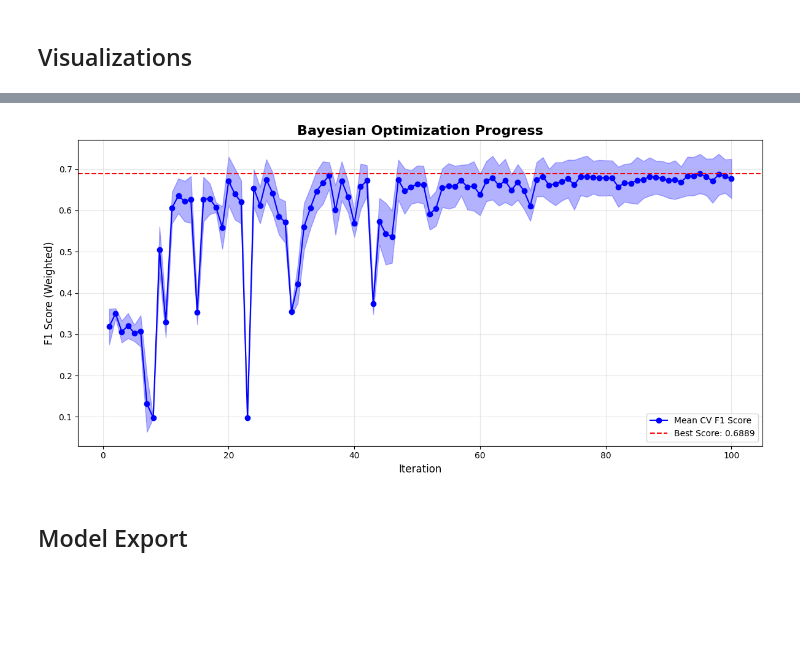
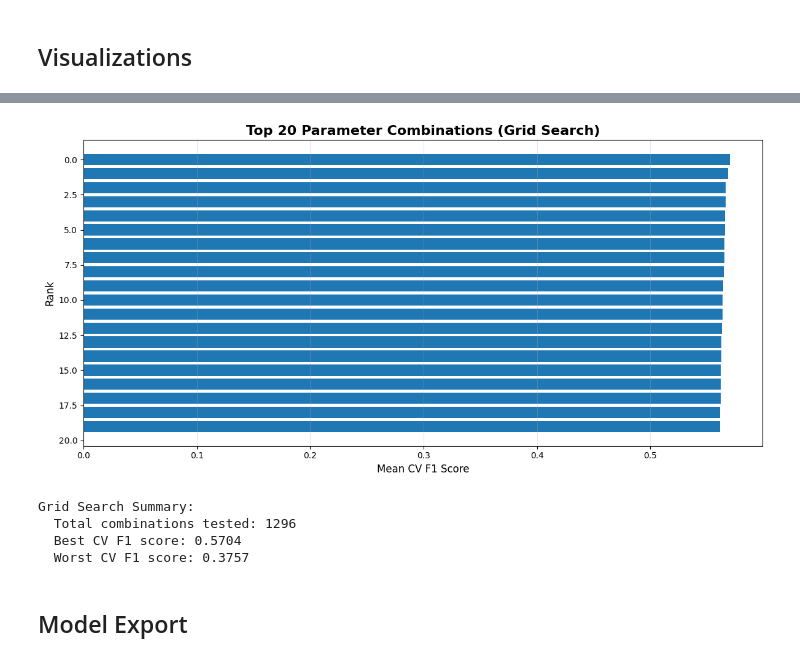
Before and after one commit to shadabtanjeed/Liver-Fibrosis-Hybrid-Model, a Jupyter notebook: Training/Clinical_Data/clinical_data_xgboost.ipynb, the cells around one changed output, grey strips where cells are left out. Cells and saved outputs as stored; diff of their text form; code cells hidden in the pictures; blank space fills up the shorter version.

Commit message:
clinical data xgboost model upload

```diff
--- a/Training/Clinical_Data/clinical_data_xgboost.ipynb
+++ b/Training/Clinical_Data/clinical_data_xgboost.ipynb
@@ -43,7 +41,7 @@ warnings.filterwarnings('ignore')
 # %% [markdown]
 ## Import Data
 # %%
-clinical_data = pd.read_csv('F:/cirrhosis+patient+survival+prediction+dataset-1/clinical_data_processed.csv')
+clinical_data = pd.read_csv('/media/shadab/Others/cirrhosis+patient+survival+prediction+dataset-1/clinical_data_processed.csv')
 # %%
 clinical_data.head(50)
 # %% [output]
@@ -148,12 +146,12 @@ X_train, X_test, y_train, y_test = train_test_split(
     X, y, test_size=0.2, random_state=42, stratify=y
 )
 
-X_train_res, y_train_res = SMOTE().fit_resample(X_train, y_train)
-X_train = X_train_res
-y_train = y_train_res
+# Apply SMOTE to balance classes
+print("Applying SMOTE for class balancing...")
+X_train, y_train = SMOTE(random_state=42).fit_resample(X_train, y_train)
 
 print(f"Training set size: {X_train.shape[0]}")
 print(f"Test set size: {X_test.shape[0]}")
-print(f"\nTraining set class distribution:\n{y_train.value_counts().sort_index()}")
+print(f"\nTraining set class distribution:\n{pd.Series(y_train).value_counts().sort_index()}")
 print(f"\nTest set class distribution:\n{y_test.value_counts().sort_index()}")
 # %% [output]
@@ -447,24 +584,32 @@ Tryglicerides    0.039285
 # %%
-# Learning curve - model performance during Bayesian optimization
-cv_results = pd.DataFrame(bayes_search.cv_results_)
+# Grid Search Results Visualization
+cv_results = pd.DataFrame(grid_search.cv_results_)
+
+# Sort by mean test score
 cv_results_sorted = cv_results.sort_values('mean_test_score', ascending=False)
 
+# Plot top 20 parameter combinations
 plt.figure(figsize=(12, 6))
-plt.plot(range(1, len(cv_results) + 1), cv_results['mean_test_score'], marker='o', linestyle='-', color='blue', label='Mean CV F1 Score')
-plt.fill_between(range(1, len(cv_results) + 1),
-                 cv_results['mean_test_score'] - cv_results['std_test_score'],
-                 cv_results['mean_test_score'] + cv_results['std_test_score'],
-                 alpha=0.3, color='blue')
-plt.axhline(y=bayes_search.best_score_, color='r', linestyle='--', label=f'Best Score: {bayes_search.best_score_:.4f}')
-plt.title('Bayesian Optimization Progress', fontsize=16, fontweight='bold')
-plt.xlabel('Iteration', fontsize=12)
-plt.ylabel('F1 Score (Weighted)', fontsize=12)
-plt.legend(loc='lower right', fontsize=10)
-plt.grid(True, alpha=0.3)
+top_n = min(20, len(cv_results_sorted))
+plt.barh(range(top_n), cv_results_sorted['mean_test_score'].iloc[:top_n].values)
+plt.xlabel('Mean CV F1 Score', fontsize=12)
+plt.ylabel('Rank', fontsize=12)
+plt.title(f'Top {top_n} Parameter Combinations (Grid Search)', fontsize=16, fontweight='bold')
+plt.gca().invert_yaxis()
+plt.grid(axis='x', alpha=0.3)
 plt.tight_layout()
 plt.show()
+
+print(f"\nGrid Search Summary:")
+print(f"  Total combinations tested: {len(cv_results)}")
+print(f"  Best CV F1 score: {cv_results_sorted['mean_test_score'].iloc[0]:.4f}")
+print(f"  Worst CV F1 score: {cv_results_sorted['mean_test_score'].iloc[-1]:.4f}")
 # %% [output]
-[figure, old version]
+[figure, new version]
+Grid Search Summary:
+  Total combinations tested: 1296
+  Best CV F1 score: 0.5704
+  Worst CV F1 score: 0.3757
 # %% [markdown]
 ## Model Export
 # %%
```
Also changed, not shown: parts of 17 cells of this notebook, 6 other files.
